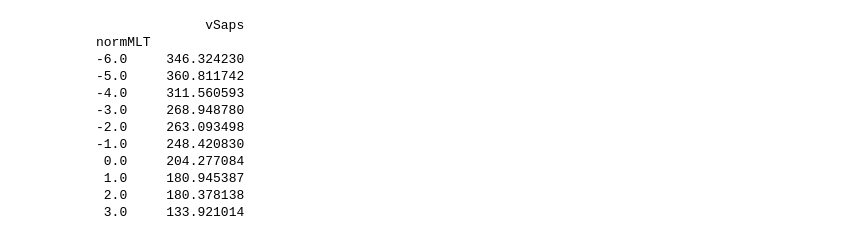
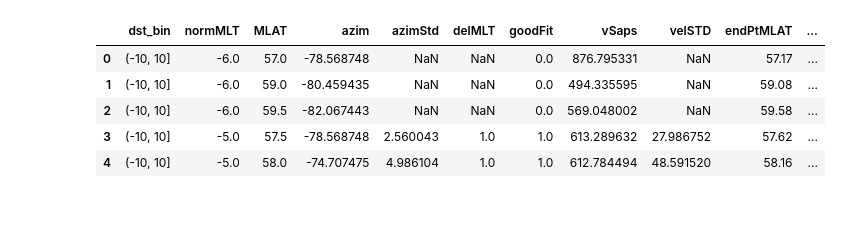
Before and after one commit to bharatreddy/indsvels, a Jupyter notebook: ipy/stats1.ipynb, the cells around one changed output. Drawn from its saved outputs; the diff is of its cells as text; code cells hidden in the pictures; blank space fills up the shorter version.

```diff
--- a/ipy/stats1.ipynb
+++ b/ipy/stats1.ipynb
@@ -103,15 +127,11 @@ plt.savefig("../figs/meanStdAzim.pdf",bbox_inches='tight')
-# %%
-print velsDataDF[ velsDataDF["goodFit"] ][["vSaps", "normMLT"]].groupby( [ "normMLT" ] ).std()
-# %% [output]
-              vSaps
-normMLT
--6.0     346.324230
--5.0     360.811742
--4.0     311.560593
--3.0     268.948780
--2.0     263.093498
--1.0     248.420830
- 0.0     204.277084
- 1.0     180.945387
- 2.0     180.378138
- 3.0     133.921014
+# %%
+# Groupby Dst bin
+dstLocDF = velsDataDF.groupby( [ "dst_bin", "normMLT", "MLAT" ] ).mean().reset_index()
+dstLocDF.head()
+# %% [output]
+|  | dst_bin | normMLT | MLAT | azim | azimStd | delMLT | goodFit | vSaps | velSTD | endPtMLAT | ... |
+| 0 | (-10, 10] | -6.0 | 57.0 | -78.568748 | NaN | NaN | 0.0 | 876.795331 | NaN | 57.17 | ... |
+| 1 | (-10, 10] | -6.0 | 59.0 | -80.459435 | NaN | NaN | 0.0 | 494.335595 | NaN | 59.08 | ... |
+| 2 | (-10, 10] | -6.0 | 59.5 | -82.067443 | NaN | NaN | 0.0 | 569.048002 | NaN | 59.58 | ... |
+| 3 | (-10, 10] | -5.0 | 57.5 | -78.568748 | 2.560043 | 1.0 | 1.0 | 613.289632 | 27.986752 | 57.62 | ... |
+| 4 | (-10, 10] | -5.0 | 58.0 | -74.707475 | 4.986104 | 1.0 | 1.0 | 612.784494 | 48.591520 | 58.16 | ... |
```
Also changed, not shown: parts of 8 cells of this notebook, 11 other files.
